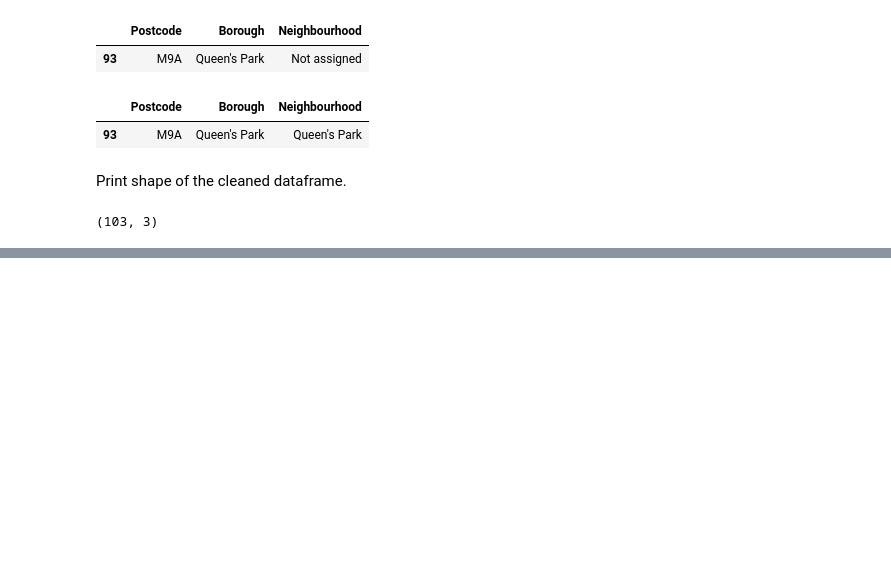
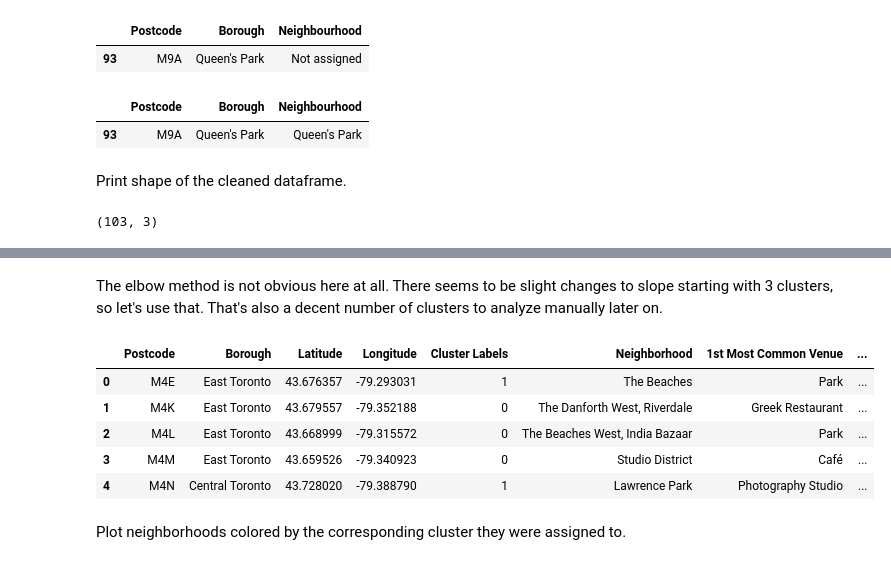
Before and after one commit to mantcep/dspc, a Jupyter notebook: segmenting-neighborhoods-toronto.ipynb, the cells around one changed output, grey strips where cells are left out. Saved outputs shown, nothing was run; the diff lists cells and outputs as text; code cells hidden in the pictures; blank space fills up the shorter version.

```diff
--- a/segmenting-neighborhoods-toronto.ipynb
+++ b/segmenting-neighborhoods-toronto.ipynb
@@ -73,0 +337,21 @@ df.shape
+# %% [markdown]
+The elbow method is not obvious here at all. There seems to be slight changes to slope starting with 3 clusters, so let's use that. That's also a decent number of clusters to analyze manually later on.
+# %%
+kclusters = 3
+kmeans = KMeans(n_clusters=kclusters, n_init=50, random_state=42)
+kmeans = kmeans.fit(X)
+# %%
+toronto_venues_sorted.insert(0, 'Cluster Labels', kmeans.labels_)
+# %%
+toronto_merged = df_tor.merge(toronto_venues_sorted, left_on='Neighbourhood', right_on='Neighborhood').drop(columns='Neighbourhood')
+# %%
+toronto_merged.head()
+# %% [output]
+|  | Postcode | Borough | Latitude | Longitude | Cluster Labels | Neighborhood | 1st Most Common Venue | ... |
+| 0 | M4E | East Toronto | 43.676357 | -79.293031 | 1 | The Beaches | Park | ... |
+| 1 | M4K | East Toronto | 43.679557 | -79.352188 | 0 | The Danforth West, Riverdale | Greek Restaurant | ... |
+| 2 | M4L | East Toronto | 43.668999 | -79.315572 | 0 | The Beaches West, India Bazaar | Park | ... |
+| 3 | M4M | East Toronto | 43.659526 | -79.340923 | 0 | Studio District | Café | ... |
+| 4 | M4N | Central Toronto | 43.728020 | -79.388790 | 1 | Lawrence Park | Photography Studio | ... |
+# %% [markdown]
+Plot neighborhoods colored by the corresponding cluster they were assigned to.
```
Also changed, not shown: parts of 40 cells of this notebook, 3 other files.
